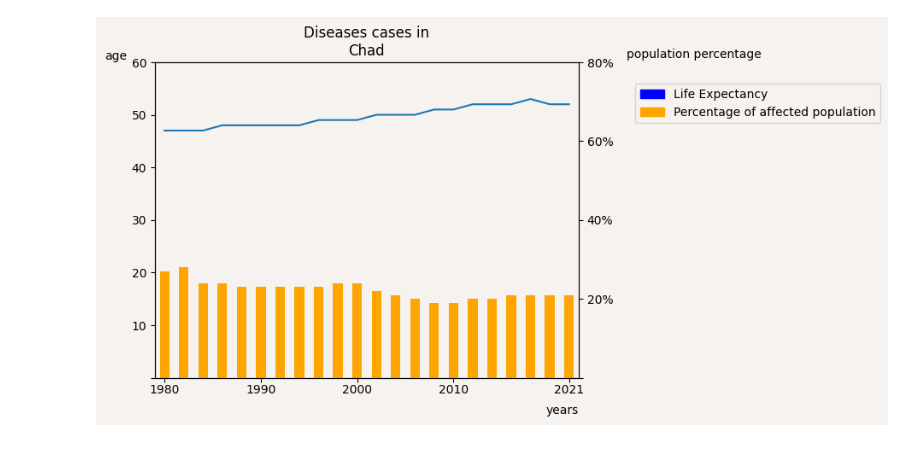
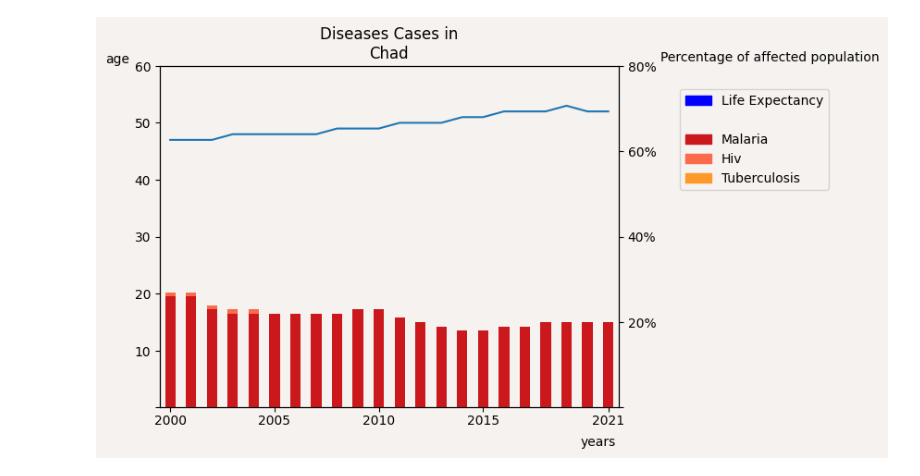
Before and after one commit to snohm/VS, a Jupyter notebook: Sorgenti/ChadCases.ipynb, the cells around one changed output. Drawn from its saved outputs; the diff is of its cells as text; code cells hidden in the pictures.

Commit message:
corretto asse x, stacked version

```diff
--- a/Sorgenti/ChadCases.ipynb
+++ b/Sorgenti/ChadCases.ipynb
@@ -7,59 +7,72 @@ from GiraVettori import rotate
 
 f = open("/workspace/VS/DataSet/LifeExpGrosso.csv", "r")
 lifeExp = []
 line = f.readline()
 elments = line.split(",")
 graphColor = "#f6f2ef"
-plt.figure(facecolor = graphColor)
-plt.axes(facecolor = graphColor)
 while line != "":
     if elments[0] == "Chad" and elments[1] == "2021":
         for j in range (0, 22, 1):
             lifeExp.append(int(float(elments[3])))
             line = f.readline()
             elments = line.split(",")
     else:
         line = f.readline()
         elments = line.split(",")
 f.close()
 years = []
 for i in range (2000,2022,1):
     years.append(i)
-cases = CoutnCasesPercentage()
-cases = cases[22:44]
-cases = rotate(cases)
+casesH, casesM, casesT = CoutnCasesPercentage()
+casesH = casesH[22:44]
+casesM = casesM[22:44]
+casesT = casesT[22:44]
+casesH = rotate(casesH)
+casesM = rotate(casesM)
+casesT = rotate(casesT)
 lifeExp = rotate(lifeExp)
 
 
-df = pd.DataFrame({'y1': lifeExp, 'y2': cases, 'years': years })
+df = pd.DataFrame({'y1': lifeExp, 'H': casesH, 'M': casesM, 'T': casesT, 'years': years })
 
-plt.title("Diseases cases in\nChad")
-plt.xlabel("\nyears", loc='right')
+fig, ax1 = plt.subplots(facecolor=graphColor)
+ax2 = ax1.twinx()
+#set colore
+fig.set_facecolor(graphColor)
+ax1.set_facecolor(graphColor)
+ax2.set_facecolor(graphColor)
+# Primo grafico (linea)
+ax1.set_ylim(0, 60)
+ax1.set_yticks([0, 10, 20, 30, 40, 50, 60], labels = ['', '10', '20', '30', '40', '50', '60'])
+ax1.set_ylabel("age", rotation='horizontal', loc='top')
+df['y1'].plot(kind='line', ax=ax1)
 
-#y1
-plt.ylim(0, 60)
-plt.yticks([0, 10, 20, 30, 40, 50, 60], labels = ['', '10', '20', '30', '40', '50', '60'])
-plt.ylabel("age", rotation='horizontal', loc = 'top')
-df['y1'].plot(kind='line')
+# Secondo grafico (barre)
+ax2.set_ylim(0, 80)
+ax2.set_yticks([0, 20, 40, 60, 80], labels = ['', '20%', '40%', '60%', '80%'] )
+ax2.text(34, 82, "Percentage of affected population", rotation='horizontal', ha='right', va='center')
+df[['M', 'H', 'T']].plot(kind='bar', color=['#cb181d', '#fb6a4a', '#fe9929'], stacked=True, ax=ax2)
 
-#y2
-df['y2'].plot(kind='bar', color='orange', secondary_y=True)
-plt.ylim(0, 80)
-plt.text(31, 82, "population percentage", rotation='horizontal', ha='right', va='center')
-plt.yticks([0, 20, 40, 60, 80], labels = ['', '20%', '40%', '60%', '80%'])
-
-#x
-plt.xticks(ticks= [0,5,10,15,21], labels = ['', '', '', '', ''])
-plt.text(0, -4, "1980", rotation='horizontal', ha='center')
-plt.text(5, -4, "1990", rotation='horizontal', ha='center')
-plt.text(10, -4, "2000", rotation='horizontal', ha='center')
-plt.text(15, -4, "2010", rotation='horizontal', ha='center')
+# Impostazioni per l'asse x
+plt.xticks(ticks=[0, 5, 10, 15, 21], labels=['', '', '', '', ''])
+plt.text(20.5, -9, "\nyears", rotation='horizontal', ha='center')
+plt.text(0, -4, "2000", rotation='horizontal', ha='center')
+plt.text(5, -4, "2005", rotation='horizontal', ha='center')
+plt.text(10, -4, "2010", rotation='horizontal', ha='center')
+plt.text(15, -4, "2015", rotation='horizontal', ha='center')
 plt.text(21, -4, "2021", rotation='horizontal', ha='center')
 
-#legend
+# Legenda
 LE = mpatches.Patch(color='blue', label='Life Expectancy')
-PP = mpatches.Patch(color='orange', label='Percentage of affected population')
-plt.legend(handles=[LE, PP],ncol = 1, bbox_to_anchor=(1.12, 0.95), loc='upper left', facecolor = graphColor)
+NL = mpatches.Patch(color=graphColor, label='')
+H = mpatches.Patch(color='#fb6a4a', label='Hiv')
+M = mpatches.Patch(color='#cb181d', label='Malaria')
+T = mpatches.Patch(color='#fe9929', label='Tuberculosis')
+plt.legend(handles=[LE, NL, M, H, T], ncol=1, bbox_to_anchor=(1.12, 0.95), loc='upper left', facecolor=graphColor)
+
+# Titolo
+plt.title("Diseases Cases in\nChad")
+# Visualizza la figura
 plt.show()
 # %% [output]
-[figure, old version]
+[figure, new version]
```
Also changed, not shown: 3 other files.
